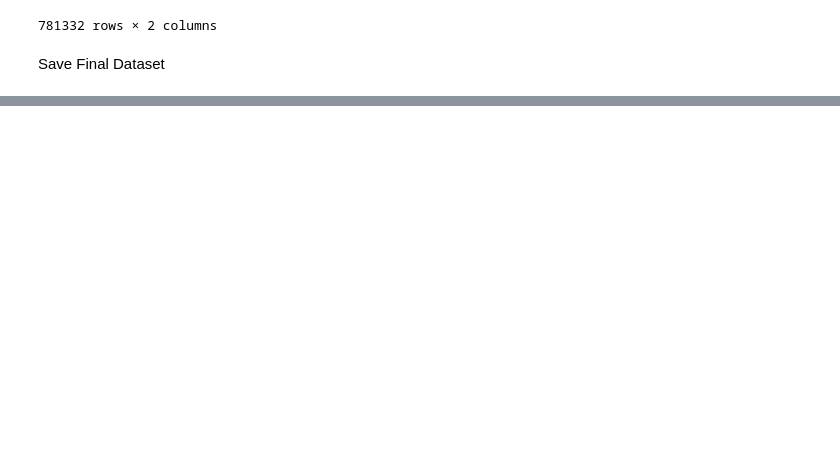
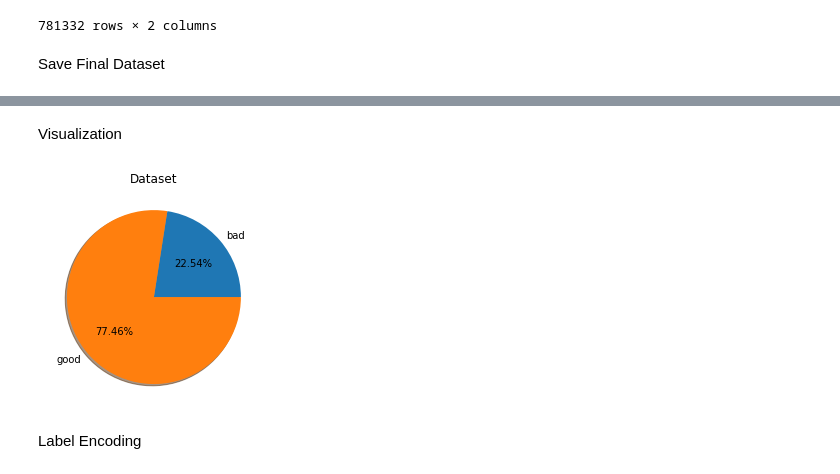
Before and after one commit to munna0912/URL_CLASSIFIER, a Jupyter notebook: Data Cleaning, integration, and visualisation/Data Cleaning, Integration, and Visualisation.ipynb, the cells around one changed output, grey strips where cells are left out. Saved outputs shown, nothing was run; the diff lists cells and outputs as text; code cells hidden in the pictures; blank space fills up the shorter version.

```diff
--- a/Data Cleaning, integration, and visualisation/Data Cleaning, Integration, and Visualisation.ipynb
+++ b/Data Cleaning, integration, and visualisation/Data Cleaning, Integration, and Visualisation.ipynb
@@ -215,0 +218,5 @@ df.to_csv("D:/Data Science/Project/link detection/url_checker/dataset/df_final.c
+# %%
+import pandas as pd
+dataset = pd.read_csv("../dataset/Phishing_Site_URLs_Kaggle.zip")
+dataset = dataset.sample(frac=1)
+print(dataset)
@@ -215,0 +238,5 @@ df.to_csv("D:/Data Science/Project/link detection/url_checker/dataset/df_final.c
+# %%
+dataset.rename(columns={'URL':'url','Label':'type'},inplace=True)
+dataset = dataset.drop_duplicates(subset=['url'])
+dataset = dataset.dropna().reset_index(drop=True)
+dataset
@@ -215,0 +257,10 @@ df.to_csv("D:/Data Science/Project/link detection/url_checker/dataset/df_final.c
+# %% [markdown]
+Visualization
+# %%
+plt.pie(np.array(dataset.groupby(['type']).count()).reshape(-1), labels=['bad','good'], autopct='%1.2f%%',shadow=True )
+plt.title("Dataset")
+plt.show()
+# %% [output]
+[figure, added]
+# %% [markdown]
+Label Encoding
```
Also changed, not shown: parts of 32 cells of this notebook, 20 other files.
